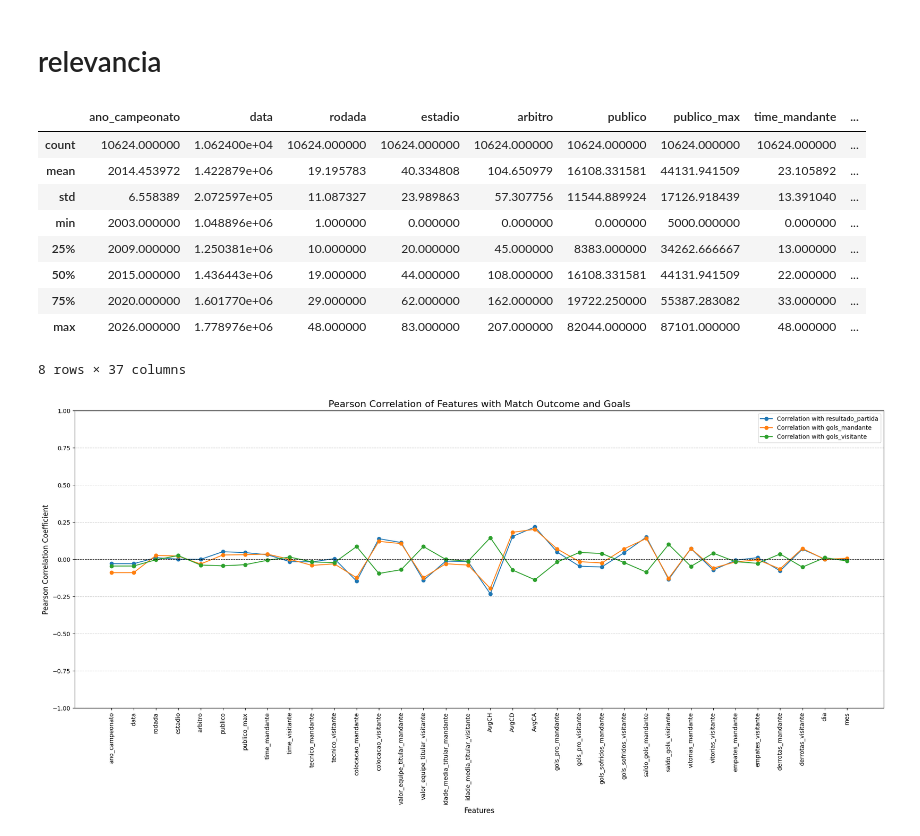
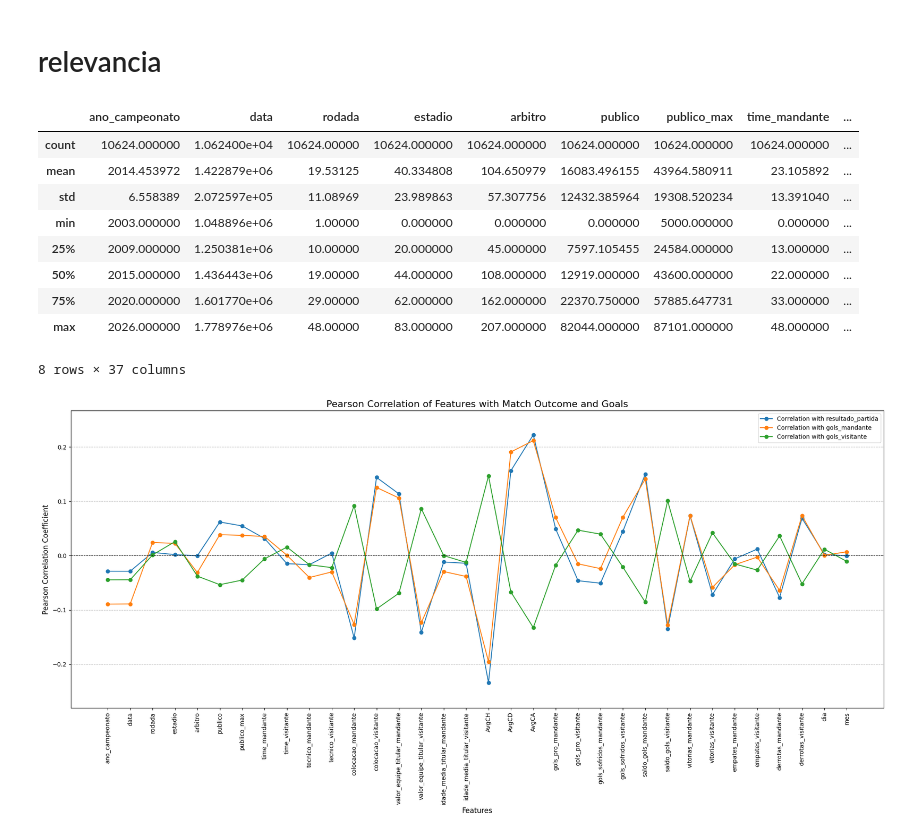
Before and after one commit to leandroassis/sportbet_model, a Jupyter notebook: data/feature_eng.ipynb, the cells around one changed output. Drawn from its saved outputs; the diff is of its cells as text; code cells hidden in the pictures.

```diff
--- a/data/feature_eng.ipynb
+++ b/data/feature_eng.ipynb
@@ -110,6 +113,6 @@ memory usage: 2.8 MB
 # %%
 # Ordena o dataset para garantir que os jogos estão em ordem cronológica dentro de cada temporada
-dataset = dataset.sort_values(by=['ano_campeonato', 'data']).reset_index(drop=True)
+dataset = dataset.sort_values(by=['ano_campeonato', 'data', 'rodada']).reset_index(drop=True)
 
 # Itera sobre cada temporada para preencher a coluna 'rodada'
 for ano in dataset['ano_campeonato'].unique():
@@ -124,15 +127,16 @@ for ano in dataset['ano_campeonato'].unique():
 
     # Itera sobre os jogos da temporada em ordem cronológica
     for index, row in df_temporada.iterrows():
-        # Se a rodada já estiver preenchida, pula para o próximo
-        if pd.notna(dataset.loc[index, 'rodada']):
-            continue
-
         time_mandante = row['time_mandante']
         time_visitante = row['time_visitante']
 
+        if pd.notna(df_temporada.loc[index, 'rodada']):
+            rodada_atual = df_temporada.loc[index, 'rodada'].astype(int)
+            times_jogaram_na_rodada.add(time_mandante)
+            times_jogaram_na_rodada.add(time_visitante)
+            continue
         # Verifica se os times já jogaram nesta rodada
-        if time_mandante in times_jogaram_na_rodada or time_visitante in times_jogaram_na_rodada:
+        elif time_mandante in times_jogaram_na_rodada or time_visitante in times_jogaram_na_rodada:
             # Se um dos times já jogou, significa que uma nova rodada começou
             rodada_atual += 1
             times_jogaram_na_rodada = {time_mandante, time_visitante}
@@ -141,14 +145,13 @@ for ano in dataset['ano_campeonato'].unique():
             times_jogaram_na_rodada.add(time_mandante)
             times_jogaram_na_rodada.add(time_visitante)
 
-        # Atribui o número da rodada ao jogo atual
         dataset.loc[index, 'rodada'] = rodada_atual
 
 # Converte a coluna 'rodada' para inteiro, pois não haverá mais NaNs
 dataset['rodada'] = dataset['rodada'].astype(int)
 
 print("Preenchimento da coluna 'rodada' concluído.")
-dataset[['ano_campeonato', 'data', 'rodada', 'time_mandante', 'time_visitante']].tail(10)
+dataset[['ano_campeonato', 'data', 'rodada', 'time_mandante', 'time_visitante']].head(100)
 # %% [output]
 Preenchimento da coluna 'rodada' concluído.
 |  | ano_campeonato | data | rodada | time_mandante | time_visitante |
@@ -165,6 +172,8 @@ Preenchimento da coluna 'rodada' concluído.
 # %%
+import numpy as np
+
 # Itera sobre cada temporada para calcular as colocações
-for ano in sorted(dataset['ano_campeonato'].unique()):
+for ano in dataset.sort_values(by=['ano_campeonato', 'data'])['ano_campeonato'].unique():
     # Filtra o dataset para a temporada atual
     df_temporada = dataset[dataset['ano_campeonato'] == ano].copy()
 
@@ -181,8 +190,8 @@ for ano in sorted(dataset['ano_campeonato'].unique()):
         if rodada == 1:
             times_valores = {}
             for _, row in jogos_rodada.iterrows():
-                times_valores[row['time_mandante']] = row['time_mandante']
-                times_valores[row['time_visitante']] = row['time_visitante']
+                times_valores[row['time_mandante']] = np.random.randint(1, 100)  # Atribui um valor aleatório para a equipe mandante
+                times_valores[row['time_visitante']] = np.random.randint(1, 100)  # Atribui um valor aleatório para a equipe visitante
 
             # Se não houver valores de equipe, pula para a próxima rodada
             if not times_valores:
@@ -645,7 +674,7 @@ from sklearn.impute import KNNImputer
 feature_cols = [col for col in dataset.columns if dataset[col].dtype in ['int64', 'float64'] and col not in ['AvgCH', 'AvgCD', 'AvgCA']]
 
 # Instancia o KNNImputer
-imputer = KNNImputer(n_neighbors=5)
+imputer = KNNImputer(n_neighbors=50, weights='distance')  # Usando pesos baseados na distância para dar mais importância aos vizinhos mais próximos
 
 # Aplica o imputer no dataset. O resultado é um array numpy.
 # Usamos apenas as colunas de features e as que queremos preencher.
@@ -729,14 +758,14 @@ None
 dataset.describe()
 # %% [output]
 |  | ano_campeonato | data | rodada | estadio | arbitro | publico | publico_max | time_mandante | ... |
-| count | 10624.000000 | 1.062400e+04 | 10624.000000 | 10624.000000 | 10624.000000 | 10624.000000 | 10624.000000 | 10624.000000 | ... |
-| mean | 2014.453972 | 1.422879e+06 | 19.195783 | 40.334808 | 104.650979 | 16108.331581 | 44131.941509 | 23.105892 | ... |
-| std | 6.558389 | 2.072597e+05 | 11.087327 | 23.989863 | 57.307756 | 11544.889924 | 17126.918439 | 13.391040 | ... |
-| min | 2003.000000 | 1.048896e+06 | 1.000000 | 0.000000 | 0.000000 | 0.000000 | 5000.000000 | 0.000000 | ... |
-| 25% | 2009.000000 | 1.250381e+06 | 10.000000 | 20.000000 | 45.000000 | 8383.000000 | 34262.666667 | 13.000000 | ... |
-| 50% | 2015.000000 | 1.436443e+06 | 19.000000 | 44.000000 | 108.000000 | 16108.331581 | 44131.941509 | 22.000000 | ... |
-| 75% | 2020.000000 | 1.601770e+06 | 29.000000 | 62.000000 | 162.000000 | 19722.250000 | 55387.283082 | 33.000000 | ... |
-| max | 2026.000000 | 1.778976e+06 | 48.000000 | 83.000000 | 207.000000 | 82044.000000 | 87101.000000 | 48.000000 | ... |
+| count | 10624.000000 | 1.062400e+04 | 10624.00000 | 10624.000000 | 10624.000000 | 10624.000000 | 10624.000000 | 10624.000000 | ... |
+| mean | 2014.453972 | 1.422879e+06 | 19.53125 | 40.334808 | 104.650979 | 16083.496155 | 43964.580911 | 23.105892 | ... |
+| std | 6.558389 | 2.072597e+05 | 11.08969 | 23.989863 | 57.307756 | 12432.385964 | 19308.520234 | 13.391040 | ... |
+| min | 2003.000000 | 1.048896e+06 | 1.00000 | 0.000000 | 0.000000 | 0.000000 | 5000.000000 | 0.000000 | ... |
+| 25% | 2009.000000 | 1.250381e+06 | 10.00000 | 20.000000 | 45.000000 | 7597.105455 | 24584.000000 | 13.000000 | ... |
+| 50% | 2015.000000 | 1.436443e+06 | 19.00000 | 44.000000 | 108.000000 | 12919.000000 | 43600.000000 | 22.000000 | ... |
+| 75% | 2020.000000 | 1.601770e+06 | 29.00000 | 62.000000 | 162.000000 | 22370.750000 | 57885.647731 | 33.000000 | ... |
+| max | 2026.000000 | 1.778976e+06 | 48.00000 | 83.000000 | 207.000000 | 82044.000000 | 87101.000000 | 48.000000 | ... |
 8 rows × 37 columns
 # %%
 import seaborn as sns
@@ -751,35 +780,35 @@ correlation_matrix = dataset.corr()
 # Get the correlation of all features with the target columns
 correlations = correlation_matrix[target_cols]
 
 # Drop the target columns themselves from the list of features to plot
 features_to_plot = correlations.drop(target_cols)
 
 # Set up the matplotlib figure
 plt.figure(figsize=(20, 10))
 
 # Plot a line for each target variable
 for target in target_cols:
     plt.plot(features_to_plot.index, features_to_plot[target], marker='o', linestyle='-', label=f'Correlation with {target}')
 
 # Add titles and labels
 plt.title('Pearson Correlation of Features with Match Outcome and Goals', fontsize=16)
 plt.xlabel('Features', fontsize=12)
 plt.ylabel('Pearson Correlation Coefficient', fontsize=12)
 plt.xticks(rotation=90)
-plt.ylim(-1, 1) # Correlation is always between -1 and 1
+plt.ylim(1.2*features_to_plot.min().min(), 1.2*features_to_plot.max().max()) # Correlation is always between -1 and 1
 
 # Add horizontal line at y=0 for reference
 plt.axhline(0, color='black', linewidth=0.8, linestyle='--')
 
 # Add legend and grid
 plt.legend()
 plt.grid(axis='y', linestyle='--', alpha=0.7)
 
 # Show the plot
 plt.tight_layout()
 plt.show()
 # %% [output]
-[figure, old version]
+[figure, new version]
 # %%
 # Inicializa as novas colunas com zero
 new_cols = [
```
Also changed, not shown: parts of 18 cells of this notebook, 2 other files.
